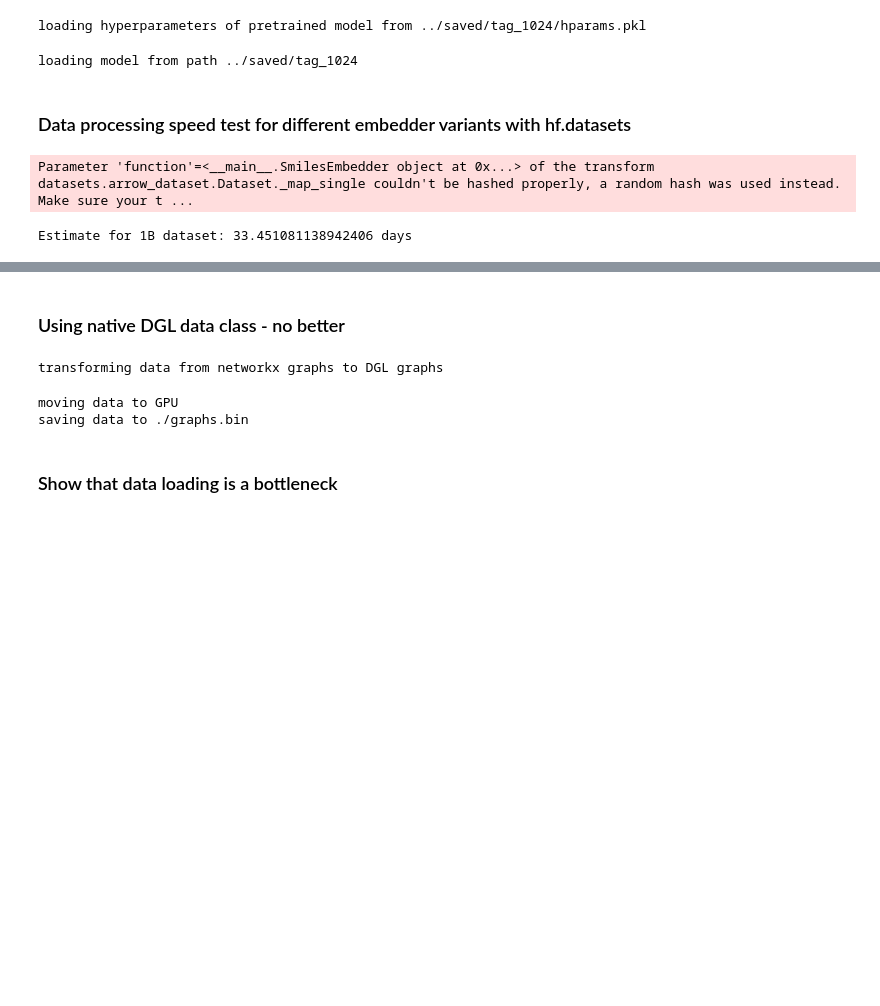
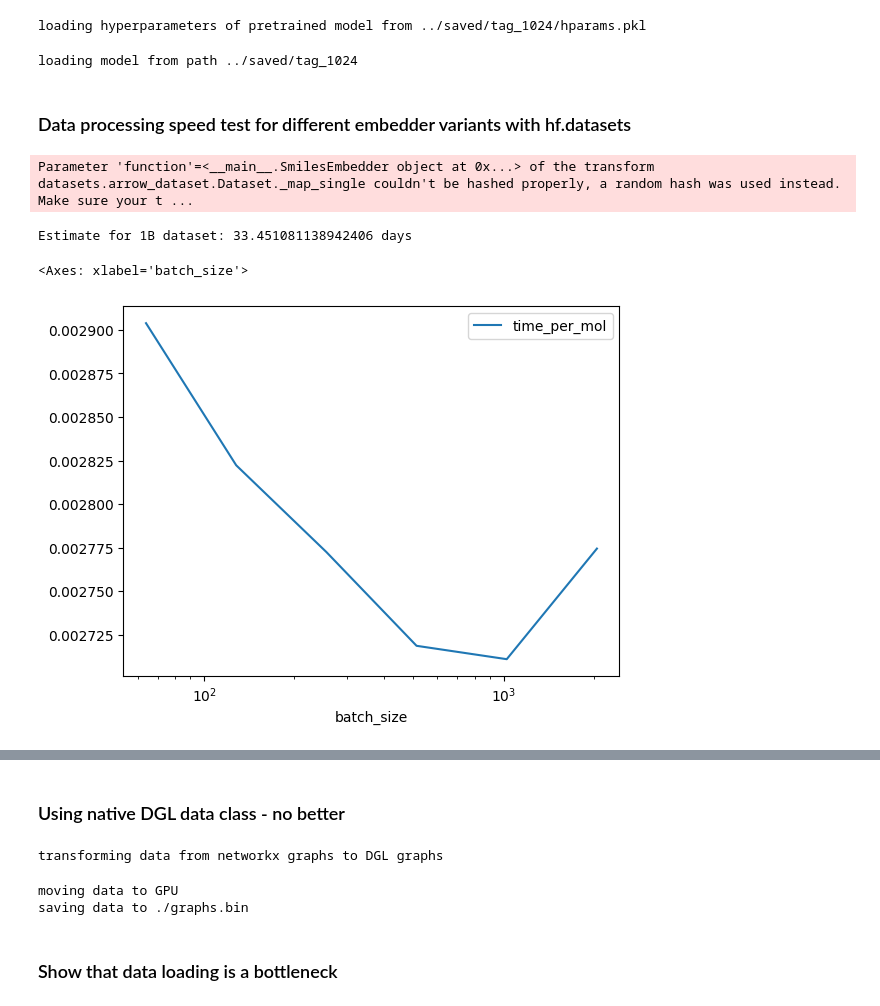
Before and after one commit to rschutski/MolR, a Jupyter notebook: notebooks/embedder_class_and_speed_test.ipynb, the cells around one changed output, grey strips where cells are left out. Drawn from its saved outputs; the diff is of its cells as text; code cells hidden in the pictures; blank space fills up the shorter version.

Commit message:
more plots

```diff
--- a/notebooks/embedder_class_and_speed_test.ipynb
+++ b/notebooks/embedder_class_and_speed_test.ipynb
@@ -118,13 +116,13 @@ class SmilesEmbedder:
     def process_batch_mp(self, batch: dict[str, Any], rank: int=0):
         """Transforms SMILES into an embedding"""
         device = next(self.embedder.parameters()).device
-        graphs = self.pool.map(
+        graphs = self.pool.map_async(
                 partial(
                     self.smiles_to_dgl,
                     feature_encoder=self.feature_encoder),
                 batch['smiles'])
         with torch.no_grad():
-             batch['embedding'] = self.embedder(dgl.batch(graphs).to(device))
+             batch['embedding'] = self.embedder(dgl.batch(graphs.get()).to(device))
         return batch
 
     def process_batch(self, batch: dict[str, Any], rank: int=0):
@@ -201,3 +199,30 @@ embs = dataset.map(
 print(f"Estimate for 1B dataset: {1000000000 / 346 / 60 / 60 / 24} days")
 # %% [output]
 Estimate for 1B dataset: 33.451081138942406 days
+# %%
+def time_vs_batch_size_datasets(embedding_processor, dataset, batch_sizes = [1024]):
+    times = []
+    for batch_size in tqdm(batch_sizes, leave=False, position=0):
+        start = time.time()
+        embs = dataset.map(
+            embedding_processor,
+            batched=True,
+            batch_size=batch_size,
+            with_rank=True,
+            )
+        end = time.time()
+        times.append(end - start)
+    res = pd.DataFrame({'batch_size': batch_sizes, 'time': times})
+    res['time_per_mol'] = res['time'] / len(dataset)
+    return res
+# %%
+result = time_vs_batch_size_datasets(
+    SmilesEmbedder(feature_encoder=feature_encoder, embedder=embedder, processing_func='rdkit'),
+    dataset,
+    batch_sizes=[64, 128, 256, 512, 1024, 2048]
+    )
+# %%
+result.plot(x='batch_size', y='time_per_mol', logx=True)
+# %% [output]
+<Axes: xlabel='batch_size'>
+[figure, added]
```
Also changed, not shown: parts of 5 cells of this notebook.
